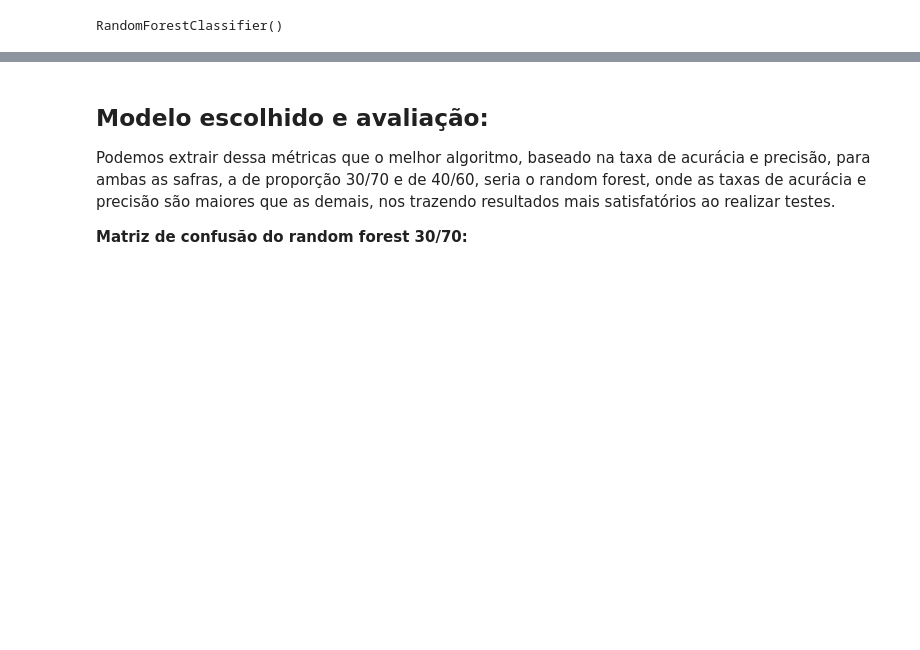
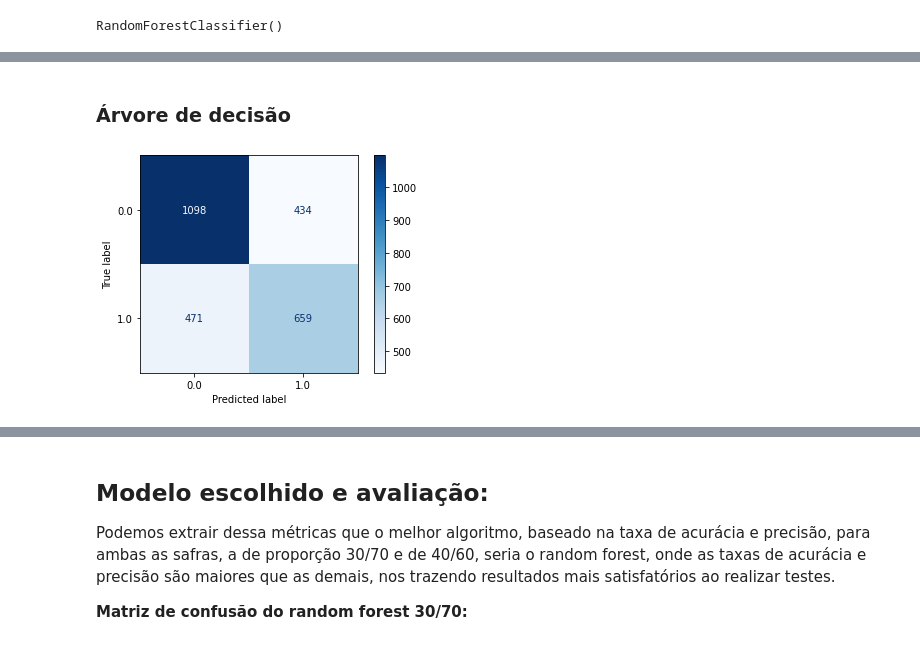
Before and after one commit to 2022M3T1-Inteli/Turing-Labs, a Jupyter notebook: Notebooks/notebook_oficial_modelos.ipynb, the cells around one changed output, grey strips where cells are left out. Saved outputs shown, nothing was run; the diff lists cells and outputs as text; code cells hidden in the pictures; blank space fills up the shorter version.

```diff
--- a/Notebooks/notebook_oficial_modelos.ipynb
+++ b/Notebooks/notebook_oficial_modelos.ipynb
@@ -343,0 +288,2 @@ weighted avg       0.80      0.79      0.77      2644
+# %% [markdown]
+### Árvore de decisão
@@ -343,0 +306,5 @@ weighted avg       0.80      0.79      0.77      2644
+# %%
+# Aplicação da matriz de confusão
+_ = plot_confusion_matrix(clf, x_test4060, y_test4060, cmap='Blues')
+# %% [output]
+[figure, added]
```
Also changed, not shown: parts of 83 cells of this notebook.
